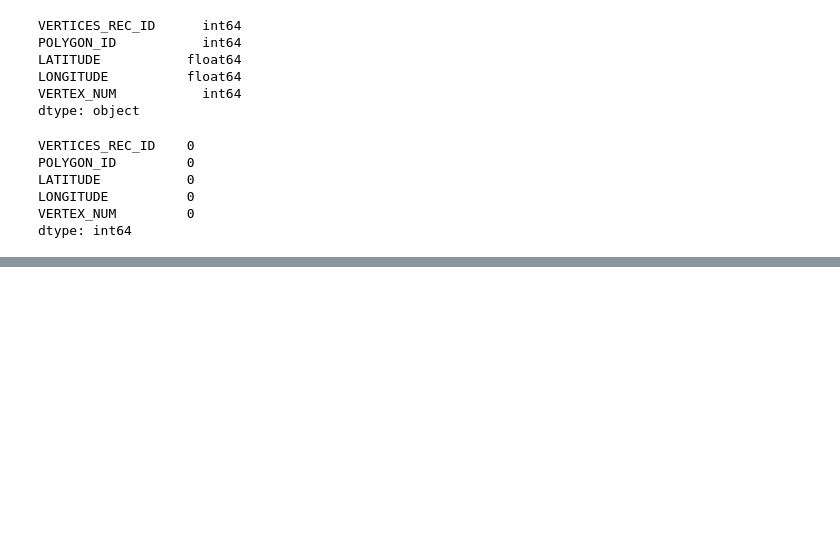
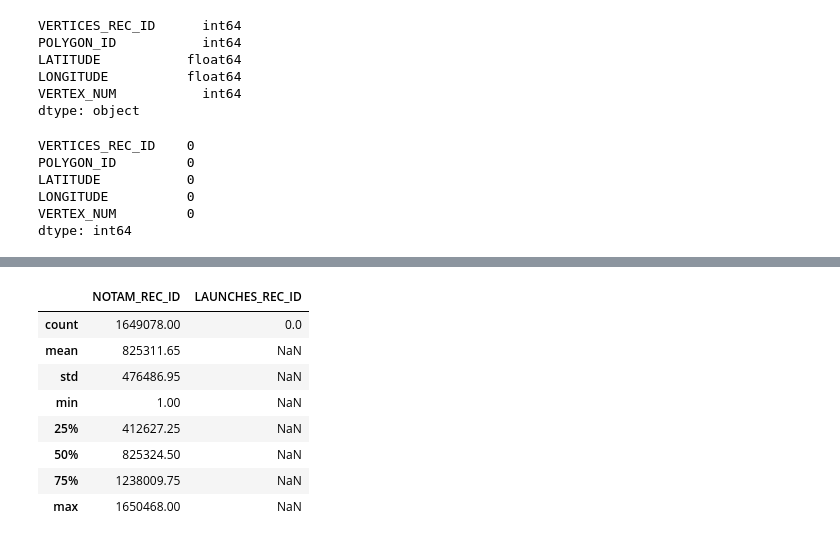
Before and after one commit to DAEN-Team-1/Final, a Jupyter notebook: eda_basic.ipynb, the cells around one changed output, grey strips where cells are left out. Cells and saved outputs as stored; diff of their text form; code cells hidden in the pictures; blank space fills up the shorter version.

```diff
--- a/eda_basic.ipynb
+++ b/eda_basic.ipynb
@@ -444,0 +471,12 @@ dtype: int64
+# %%
+notam.describe().round(3)
+# %% [output]
+|  | NOTAM_REC_ID | LAUNCHES_REC_ID |
+| count | 1649078.00 | 0.0 |
+| mean | 825311.65 | NaN |
+| std | 476486.95 | NaN |
+| min | 1.00 | NaN |
+| 25% | 412627.25 | NaN |
+| 50% | 825324.50 | NaN |
+| 75% | 1238009.75 | NaN |
+| max | 1650468.00 | NaN |
```
Also changed, not shown: parts of 8 cells of this notebook.
